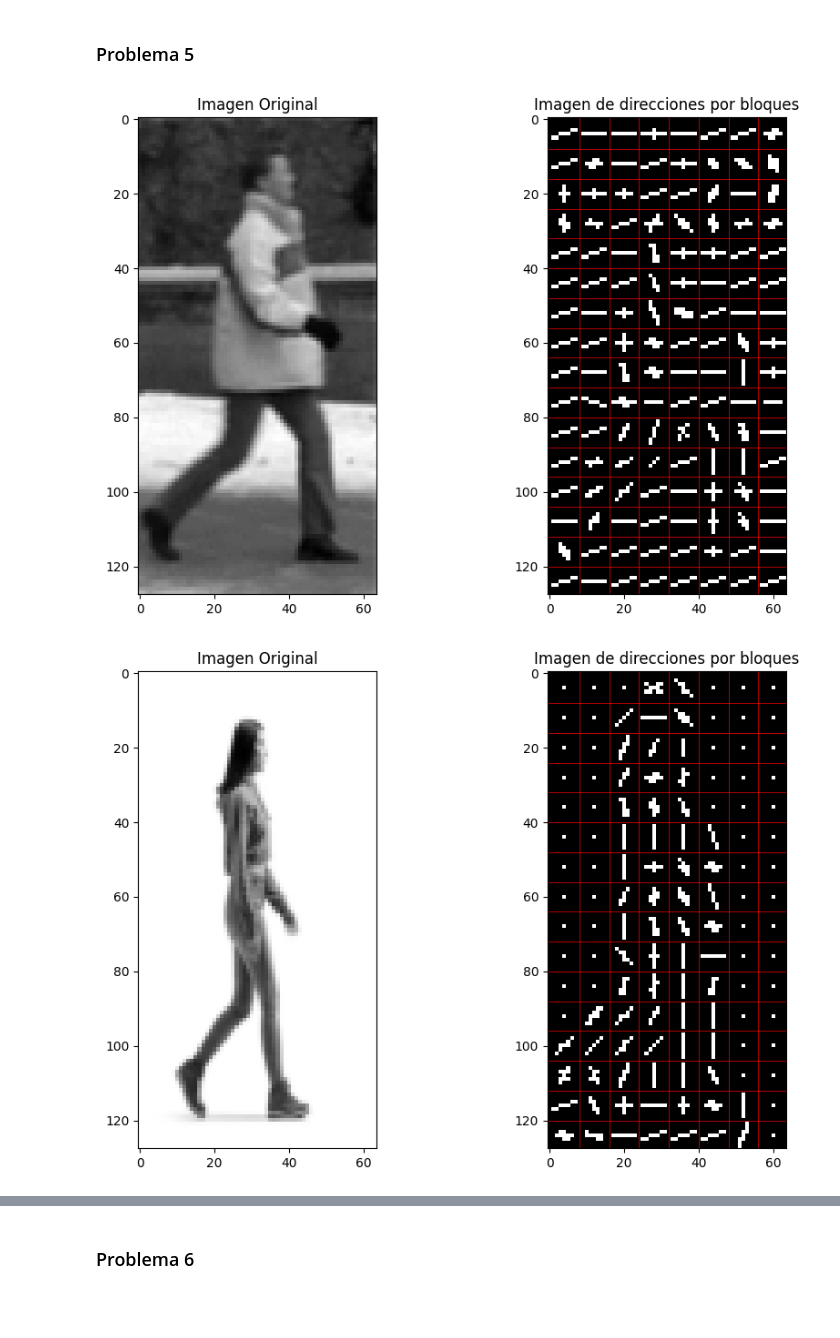
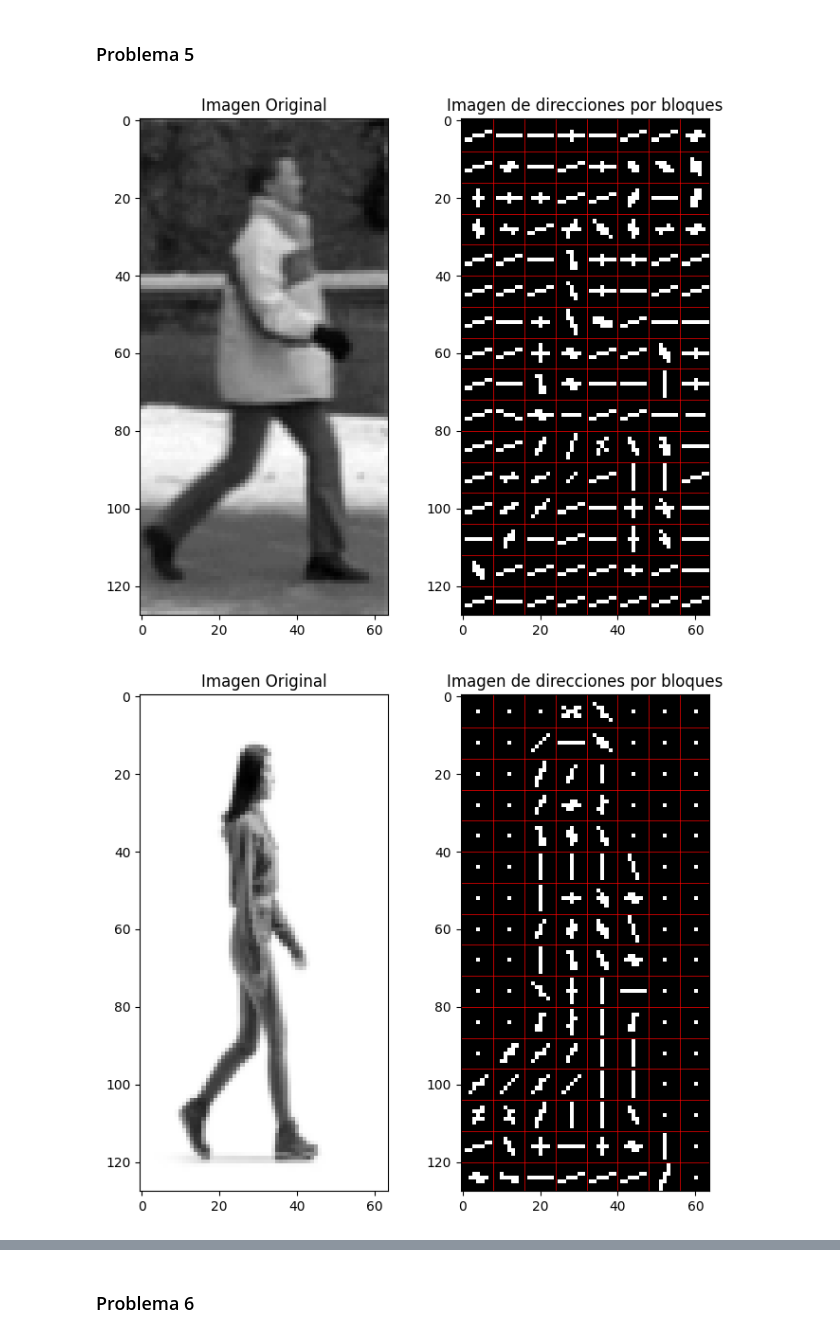
Before and after one commit to Dahernandezsilve/VCHoGLab3, a Jupyter notebook: Lab03.ipynb, the cells around one changed output, grey strips where cells are left out. Drawn from its saved outputs; the diff is of its cells as text; code cells hidden in the pictures; blank space fills up the shorter version.

```diff
--- a/Lab03.ipynb
+++ b/Lab03.ipynb
@@ -201,34 +217,34 @@ def visualizeHistogramBlocks(H, binCenters, blockSize):
 def plotVisualComparison(originalGray, visual, blockSize):
     M = visual.shape[0] // blockSize
     N = visual.shape[1] // blockSize
-    plt.figure(figsize=(10, 6))
+    plt.figure(figsize=(7, 6))
     plt.subplot(1, 2, 1)
     plt.imshow(originalGray, cmap='gray')
     plt.title("Imagen Original")
     plt.axis('on')
     plt.subplot(1, 2, 2)
     plt.imshow(visual, cmap='gray')
     plt.title("Imagen de direcciones por bloques")
     for m in range(1, M):
         y = m * blockSize
         plt.axhline(y, color='red', linewidth=0.5)
     for n in range(1, N):
         x = n * blockSize
         plt.axvline(x, color='red', linewidth=0.5)
     plt.axis('on')
     plt.tight_layout()
     plt.show()
 
 blockSize = 8
 numBins = 9
 
 for file in arrayImages:
     angle, magnitude = calculateAngleAndMagnitude(file)
     stackMagnitude, stackAngle = constructBlocksStack(magnitude, angle, blockSize, recommendedStride=True)
     histogram, binCenters = constructHistogram(stackMagnitude, stackAngle, numBins)
     visual = visualizeHistogramBlocks(histogram, binCenters, blockSize)
     Igray = ski.transform.resize(file, visual.shape, anti_aliasing=True)
     plotVisualComparison(Igray, visual, blockSize)
 # %% [output]
-[figure, old version]
+[figure, new version]
-[figure, old version]
+[figure, new version]
```
Also changed, not shown: parts of 4 cells of this notebook, 1 other file.
